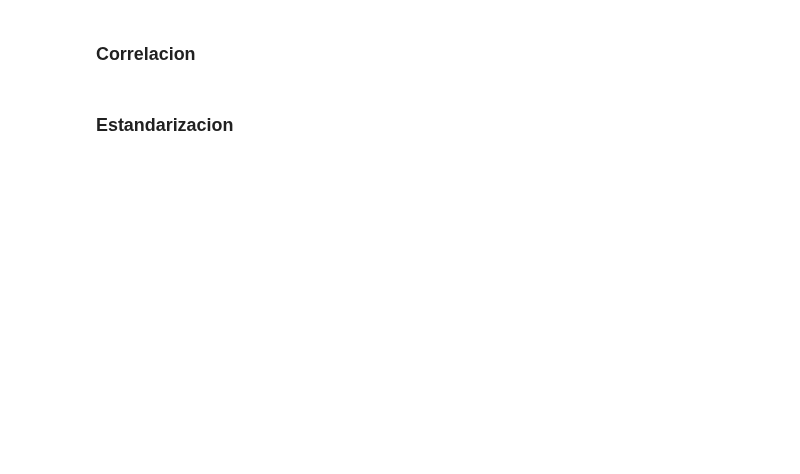
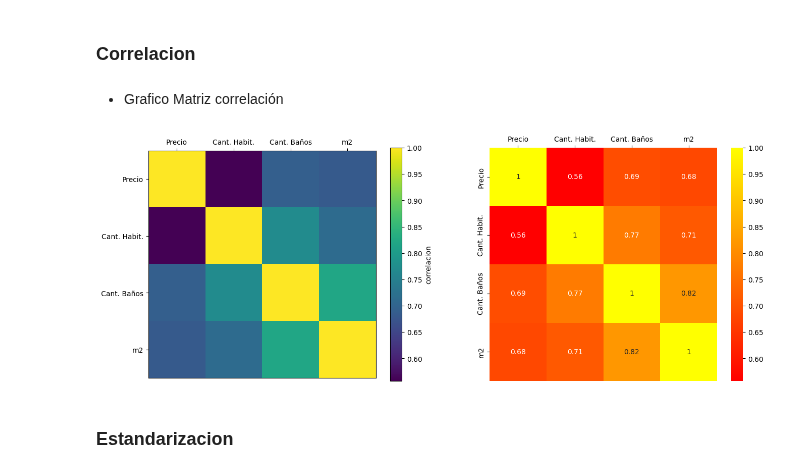
Before and after one commit to ceciorosco/Cecilia-Repositorio, a Jupyter notebook: Modulo 2/ejercicio_practico_modulo_2.ipynb, the cells around one changed output. Drawn from its saved outputs; the diff is of its cells as text; code cells hidden in the pictures; blank space fills up the shorter version.

```diff
--- a/Modulo 2/ejercicio_practico_modulo_2.ipynb
+++ b/Modulo 2/ejercicio_practico_modulo_2.ipynb
@@ -269,4 +264,31 @@ def Histograma3 (sub, xla, xla_sin, tit):
 # %% [markdown]
 ### Correlacion
+# %%
+columnas = [price, bedrooms, bathrooms, m2]
+matriz_lista = list()
+for columna1 in columnas:
+    fila = list()
+    for columna2 in columnas:
+        fila.append(stats.pearsonr(columna1, columna2)[0])
+    matriz_lista.append(fila)
+
+matriz = np.array(matriz_lista)
+print(matriz)
+# %% [markdown]
+* Grafico Matriz correlación
+# %%
+column_names = ['Precio', 'Cant. Habit.', 'Cant. Baños', 'm2']
+plt.figure(figsize=(16, 6))
+plt.subplot(1, 2, 1)
+plt.imshow(matriz, cmap="viridis")
+plt.colorbar(label="correlacion")
+plt.xticks(range(len(column_names)), column_names)
+plt.yticks(range(len(column_names)), column_names)
+plt.gca().xaxis.set_ticks_position("top")
+plt.subplot(1, 2, 2)
+sns.heatmap(matriz, annot=True, cmap='autumn', xticklabels=column_names, yticklabels=column_names)
+plt.gca().xaxis.set_ticks_position("top")
+# %% [output]
+[figure, added]
 # %% [markdown]
 ### Estandarizacion
```
Also changed, not shown: parts of 12 cells of this notebook, 1 other file.
